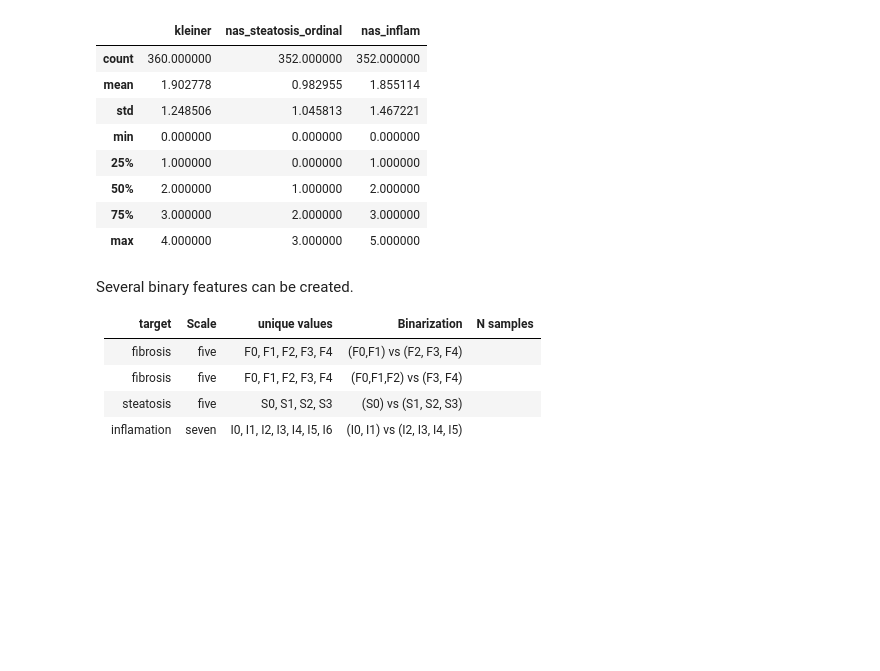
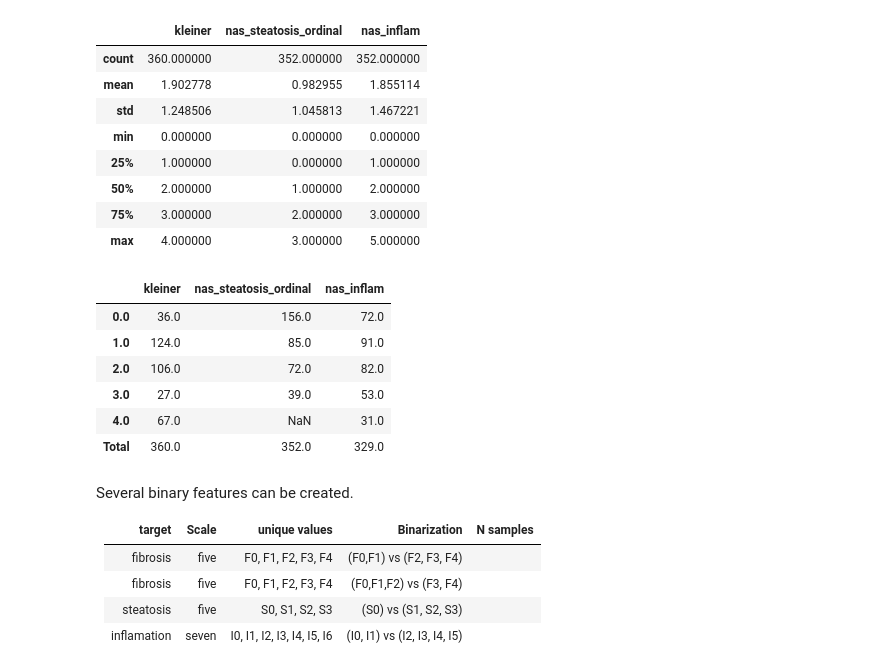
Before and after one commit to llniu/ALD-study, a Jupyter notebook: ald_analysis_hw.ipynb, the cells around one changed output. Cells and saved outputs as stored; diff of their text form; code cells hidden in the pictures; blank space fills up the shorter version.

Commit message:
frequencies target variables

```diff
--- a/ald_analysis_hw.ipynb
+++ b/ald_analysis_hw.ipynb
@@ -615,6 +615,30 @@ Y.describe()
 | 50% | 2.000000 | 1.000000 | 2.000000 |
 | 75% | 3.000000 | 2.000000 | 3.000000 |
 | max | 4.000000 | 3.000000 | 5.000000 |
+# %%
+def combine_value_counts(X:pd.DataFrame):
+    """Pass a selection of columns to combine it's value counts.
+
+    This performs no checks. Make sure the scale of the variables
+    you pass is comparable.
+    """
+    _df = pd.DataFrame()
+    for col in X.columns:
+        _df[col] = X[col].value_counts()
+    freq_targets = _df.sort_index()
+    return freq_targets
+
+freq_targets = combine_value_counts(Y)
+freq_targets.loc['Total',:] = freq_targets.sum()
+freq_targets
+# %% [output]
+|  | kleiner | nas_steatosis_ordinal | nas_inflam |
+| 0.0 | 36.0 | 156.0 | 72.0 |
+| 1.0 | 124.0 | 85.0 | 91.0 |
+| 2.0 | 106.0 | 72.0 | 82.0 |
+| 3.0 | 27.0 | 39.0 | 53.0 |
+| 4.0 | 67.0 | NaN | 31.0 |
+| Total | 360.0 | 352.0 | 329.0 |
 # %% [markdown]
 Several binary features can be created.
 
```
